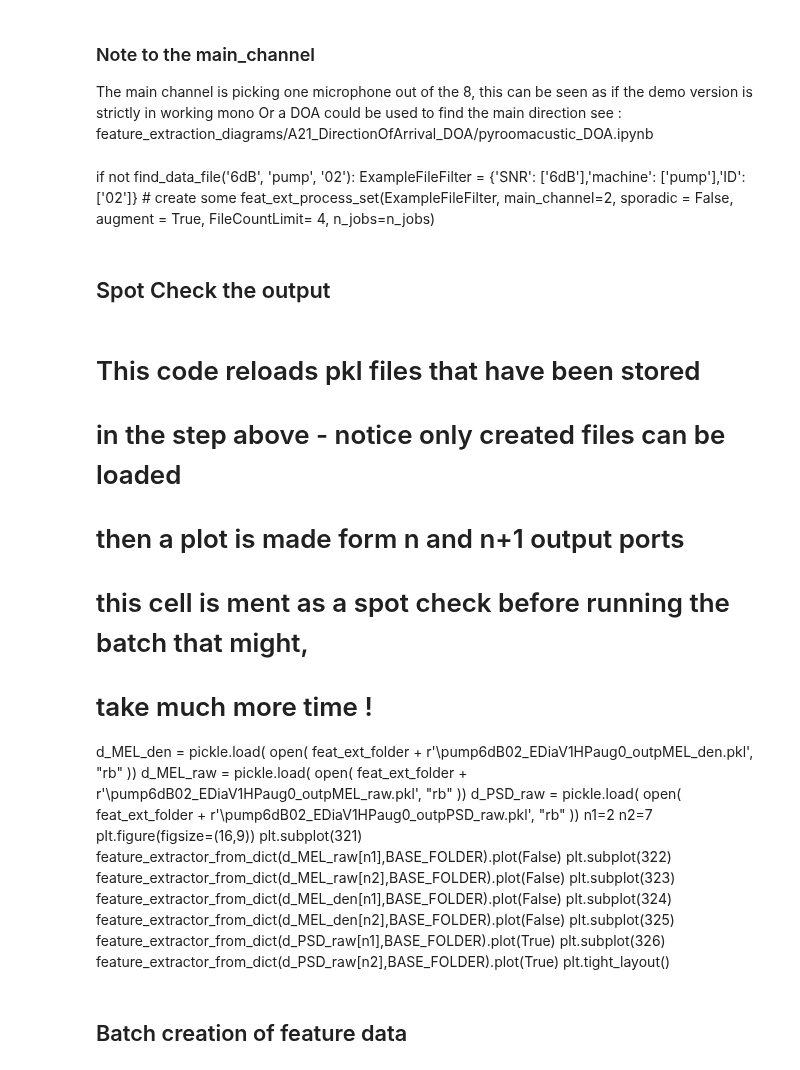
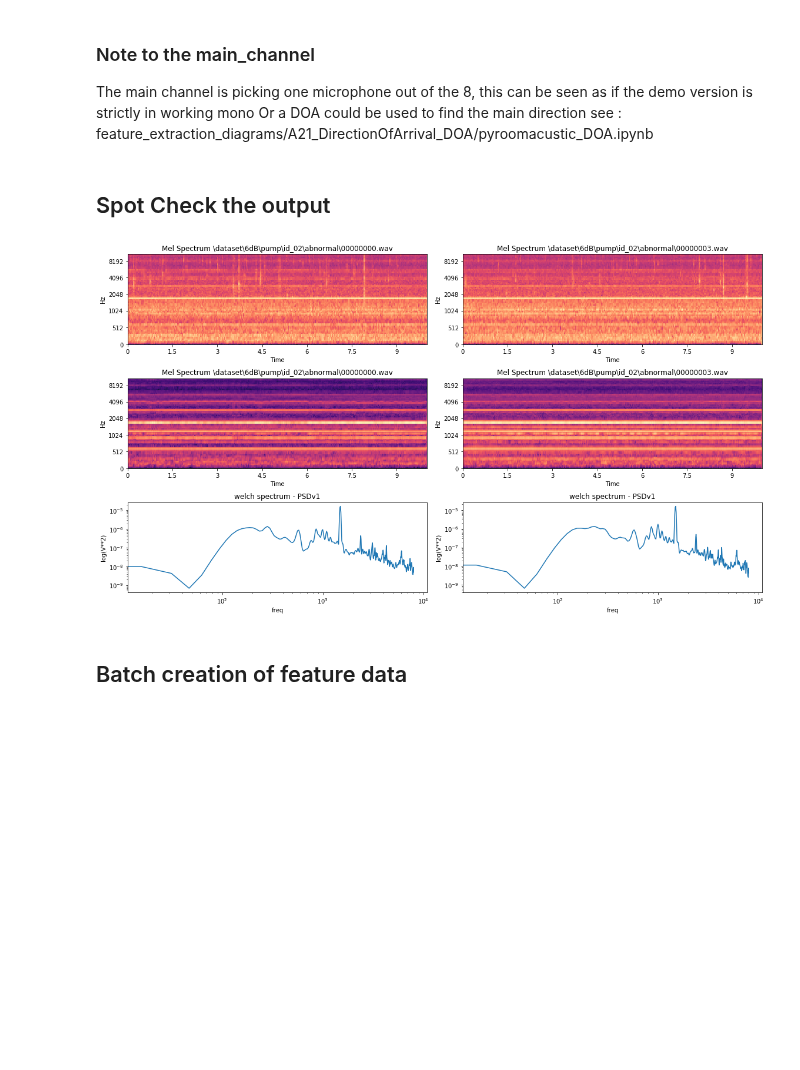
Before and after one commit to BA-HanseML/NF_Prj_MIMII_Dataset, a Jupyter notebook: MIMII_main.ipynb, the cells around one changed output. Drawn from its saved outputs; the diff is of its cells as text; code cells hidden in the pictures; blank space fills up the shorter version.

Commit message:
main notebook including ensemble fully functional

```diff
--- a/MIMII_main.ipynb
+++ b/MIMII_main.ipynb
@@ -128,13 +128,3 @@ in order to modify the diagram go the class definition:  /feature_extraction_dia
 The main channel is picking one microphone out of the 8,
 this can be seen as if the demo version is strictly in working mono
 Or a DOA could be used to find the main direction see : feature_extraction_diagrams/A21_DirectionOfArrival_DOA/pyroomacustic_DOA.ipynb
-# %% [markdown]
-if not find_data_file('6dB', 'pump', '02'):
-    ExampleFileFilter = {'SNR': ['6dB'],'machine': ['pump'],'ID': ['02']}
-    # create some
-    feat_ext_process_set(ExampleFileFilter,
-                        main_channel=2,
-                        sporadic = False,
-                        augment = True,
-                        FileCountLimit= 4,
-                        n_jobs=n_jobs)
@@ -141,31 +141,33 @@ if not find_data_file('6dB', 'pump', '02'):
 # %% [markdown]
 ## Spot Check the output
-# %% [markdown]
-# This code reloads pkl files that have been stored
-# in the step above - notice only created files can be loaded
-# then a plot is made form n and n+1 output ports
-# this cell is ment as a spot check before running the batch that might,
-# take much more time !
-
-d_MEL_den = pickle.load( open( feat_ext_folder + r'\pump6dB02_EDiaV1HPaug0_outpMEL_den.pkl', "rb" ))
-d_MEL_raw = pickle.load( open( feat_ext_folder + r'\pump6dB02_EDiaV1HPaug0_outpMEL_raw.pkl', "rb" ))
-d_PSD_raw = pickle.load( open( feat_ext_folder + r'\pump6dB02_EDiaV1HPaug0_outpPSD_raw.pkl', "rb" ))
-n1=2
-n2=7
-plt.figure(figsize=(16,9))
-plt.subplot(321)
-feature_extractor_from_dict(d_MEL_raw[n1],BASE_FOLDER).plot(False)
-plt.subplot(322)
-feature_extractor_from_dict(d_MEL_raw[n2],BASE_FOLDER).plot(False)
-plt.subplot(323)
-feature_extractor_from_dict(d_MEL_den[n1],BASE_FOLDER).plot(False)
-plt.subplot(324)
-feature_extractor_from_dict(d_MEL_den[n2],BASE_FOLDER).plot(False)
-plt.subplot(325)
-feature_extractor_from_dict(d_PSD_raw[n1],BASE_FOLDER).plot(True)
-plt.subplot(326)
-feature_extractor_from_dict(d_PSD_raw[n2],BASE_FOLDER).plot(True)
-plt.tight_layout()
+# %%
+# This code reloads pkl files that have been stored
+# in the step above - notice only created files can be loaded
+# then a plot is made form n and n+1 output ports
+# this cell is ment as a spot check before running the batch that might,
+# take much more time !
+
+d_MEL_den = pickle.load( open( feat_ext_folder + r'\pump6dB02_EDiaV1HPaug0_outpMEL_den.pkl', "rb" ))
+d_MEL_raw = pickle.load( open( feat_ext_folder + r'\pump6dB02_EDiaV1HPaug0_outpMEL_raw.pkl', "rb" ))
+d_PSD_raw = pickle.load( open( feat_ext_folder + r'\pump6dB02_EDiaV1HPaug0_outpPSD_raw.pkl', "rb" ))
+n1=2
+n2=7
+plt.figure(figsize=(16,9))
+plt.subplot(321)
+feature_extractor_from_dict(d_MEL_raw[n1],BASE_FOLDER).plot(False)
+plt.subplot(322)
+feature_extractor_from_dict(d_MEL_raw[n2],BASE_FOLDER).plot(False)
+plt.subplot(323)
+feature_extractor_from_dict(d_MEL_den[n1],BASE_FOLDER).plot(False)
+plt.subplot(324)
+feature_extractor_from_dict(d_MEL_den[n2],BASE_FOLDER).plot(False)
+plt.subplot(325)
+feature_extractor_from_dict(d_PSD_raw[n1],BASE_FOLDER).plot(True)
+plt.subplot(326)
+feature_extractor_from_dict(d_PSD_raw[n2],BASE_FOLDER).plot(True)
+plt.tight_layout()
+# %% [output]
+[figure, added]
 # %% [markdown]
 ## Batch creation of feature data
 # %%
```
Also changed, not shown: parts of 33 cells of this notebook, 1 other file.
